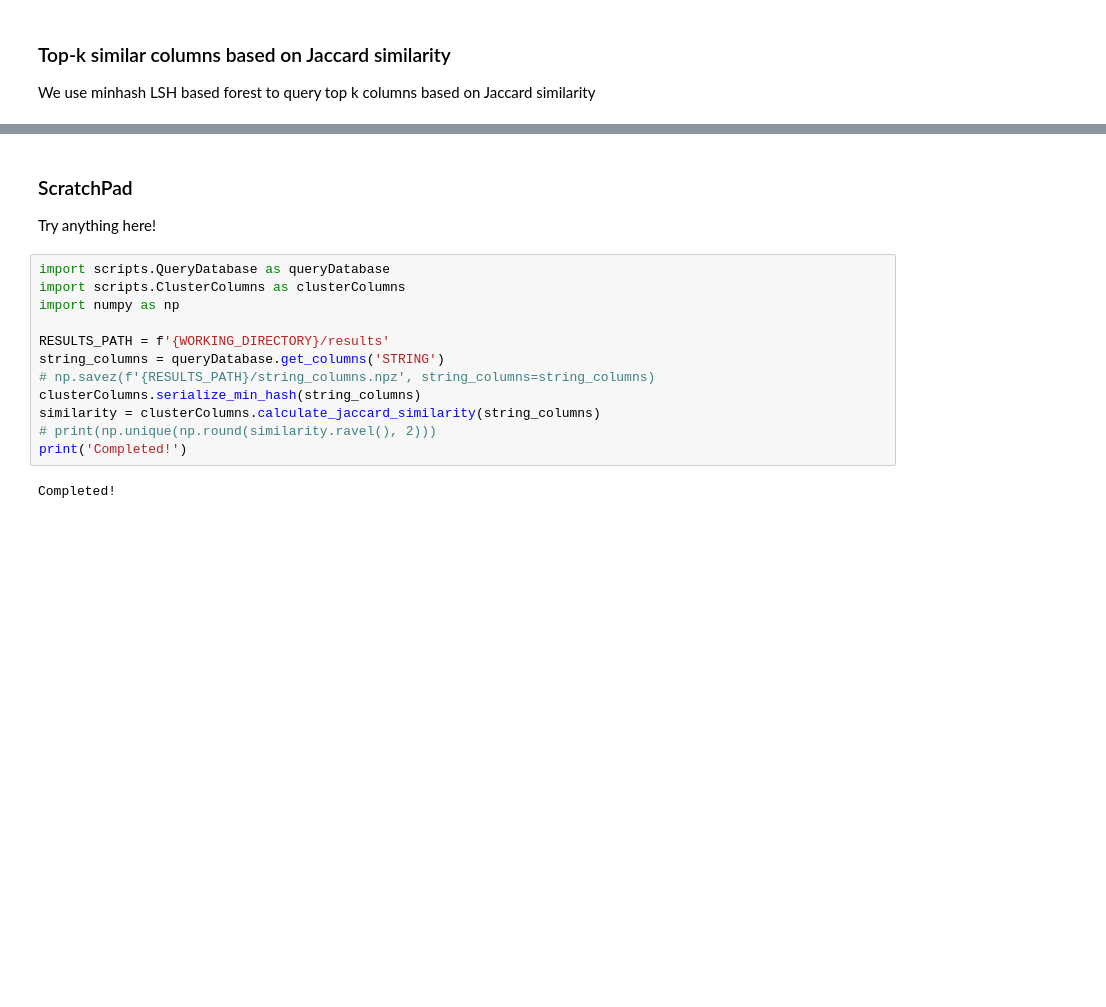
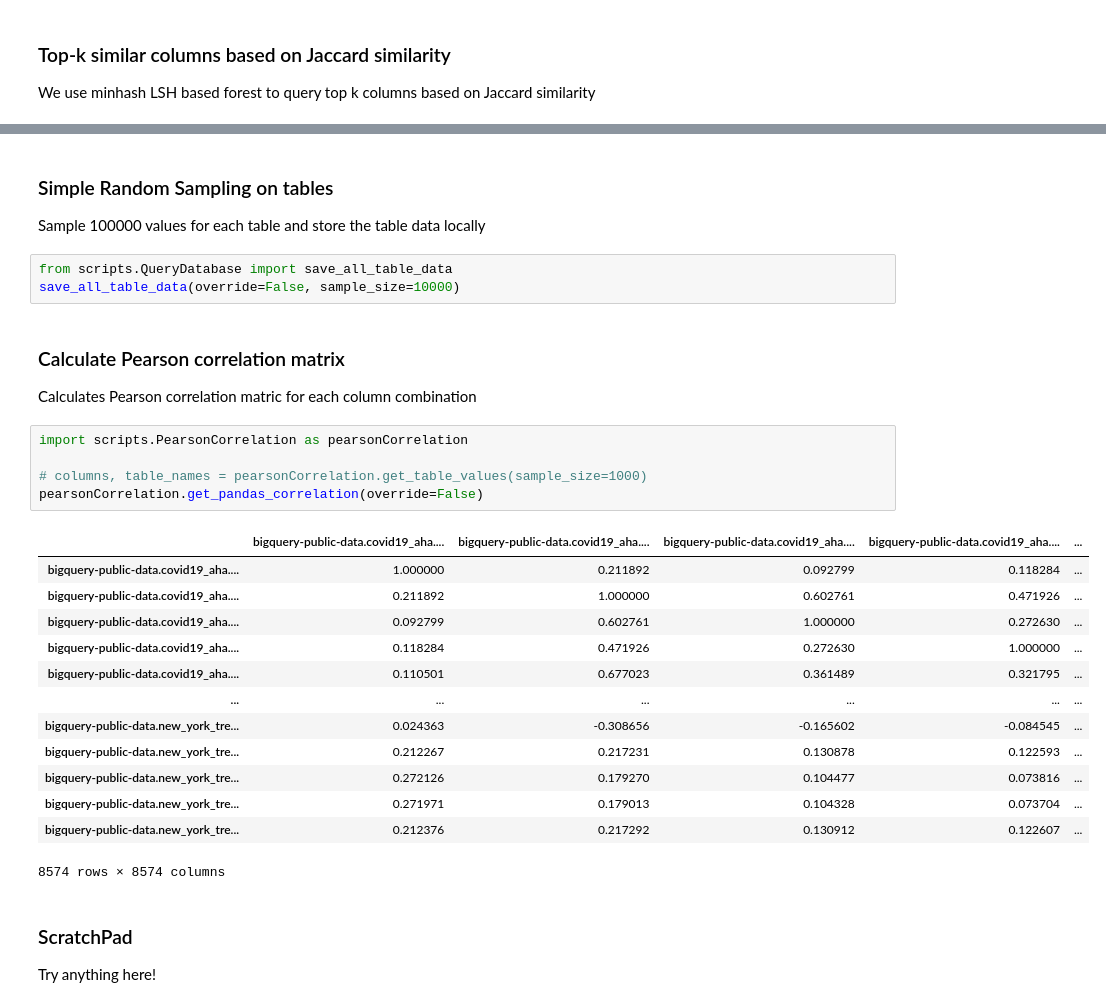
Before and after one commit to amitkp57/dbms-correlated-columns-detection, a Jupyter notebook: Jupyter.ipynb, the cells around one changed output, grey strips where cells are left out. Cells and saved outputs as stored; diff of their text form; blank space fills up the shorter version.

```diff
--- a/Jupyter.ipynb
+++ b/Jupyter.ipynb
@@ -120,18 +136,34 @@ print('Completed!')
 Completed!
+# %% [markdown]
+### Simple Random Sampling on tables
+
+Sample 100000 values for each table and store the table data locally
+# %%
+from scripts.QueryDatabase import save_all_table_data
+save_all_table_data(override=False, sample_size=10000)
+# %% [markdown]
+### Calculate Pearson correlation matrix
+
+Calculates Pearson correlation matric for each column combination
+# %%
+import scripts.PearsonCorrelation as pearsonCorrelation
+
+# columns, table_names = pearsonCorrelation.get_table_values(sample_size=1000)
+pearsonCorrelation.get_pandas_correlation(override=False)
+# %% [output]
+|  | bigquery-public-data.covid19_aha.... | bigquery-public-data.covid19_aha.... | bigquery-public-data.covid19_aha.... | bigquery-public-data.covid19_aha.... | ... |
+| bigquery-public-data.covid19_aha.... | 1.000000 | 0.211892 | 0.092799 | 0.118284 | ... |
+| bigquery-public-data.covid19_aha.... | 0.211892 | 1.000000 | 0.602761 | 0.471926 | ... |
+| bigquery-public-data.covid19_aha.... | 0.092799 | 0.602761 | 1.000000 | 0.272630 | ... |
+| bigquery-public-data.covid19_aha.... | 0.118284 | 0.471926 | 0.272630 | 1.000000 | ... |
+| bigquery-public-data.covid19_aha.... | 0.110501 | 0.677023 | 0.361489 | 0.321795 | ... |
+| ... | ... | ... | ... | ... | ... |
+| bigquery-public-data.new_york_tre... | 0.024363 | -0.308656 | -0.165602 | -0.084545 | ... |
+| bigquery-public-data.new_york_tre... | 0.212267 | 0.217231 | 0.130878 | 0.122593 | ... |
+| bigquery-public-data.new_york_tre... | 0.272126 | 0.179270 | 0.104477 | 0.073816 | ... |
+| bigquery-public-data.new_york_tre... | 0.271971 | 0.179013 | 0.104328 | 0.073704 | ... |
+| bigquery-public-data.new_york_tre... | 0.212376 | 0.217292 | 0.130912 | 0.122607 | ... |
+8574 rows × 8574 columns
 # %% [markdown]
 ### ScratchPad
 Try anything here!
-# %%
-import scripts.QueryDatabase as queryDatabase
-import scripts.ClusterColumns as clusterColumns
-import numpy as np
-
-RESULTS_PATH = f'{WORKING_DIRECTORY}/results'
-string_columns = queryDatabase.get_columns('STRING')
-# np.savez(f'{RESULTS_PATH}/string_columns.npz', string_columns=string_columns)
-clusterColumns.serialize_min_hash(string_columns)
-similarity = clusterColumns.calculate_jaccard_similarity(string_columns)
-# print(np.unique(np.round(similarity.ravel(), 2)))
-print('Completed!')
-# %% [output]
-Completed!
```
Also changed, not shown: parts of 15 cells of this notebook, 7 other files.
